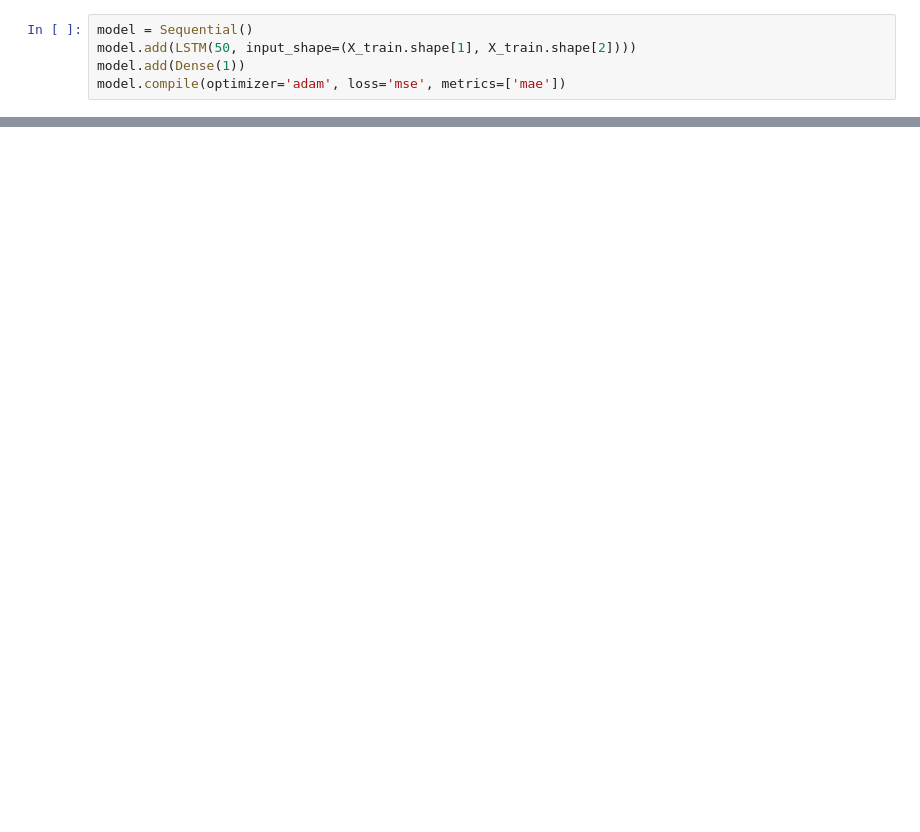
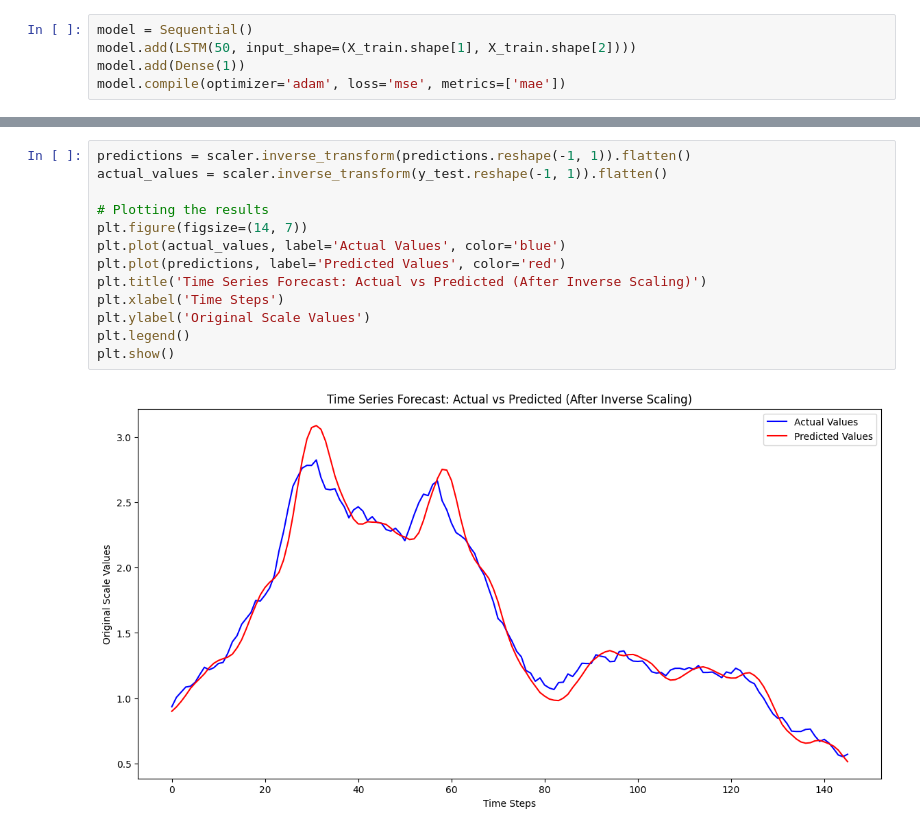
Before and after one commit to kalpicc/covid19, a Jupyter notebook: RNN_Model.ipynb, the cells around one changed output, grey strips where cells are left out. Saved outputs shown, nothing was run; the diff lists cells and outputs as text; blank space fills up the shorter version.

```diff
--- a/RNN_Model.ipynb
+++ b/RNN_Model.ipynb
@@ -207,0 +207,15 @@ plt.show()
+# %%
+predictions = scaler.inverse_transform(predictions.reshape(-1, 1)).flatten()
+actual_values = scaler.inverse_transform(y_test.reshape(-1, 1)).flatten()
+
+# Plotting the results
+plt.figure(figsize=(14, 7))
+plt.plot(actual_values, label='Actual Values', color='blue')
+plt.plot(predictions, label='Predicted Values', color='red')
+plt.title('Time Series Forecast: Actual vs Predicted (After Inverse Scaling)')
+plt.xlabel('Time Steps')
+plt.ylabel('Original Scale Values')
+plt.legend()
+plt.show()
+# %% [output]
+[figure, added]
```
Also changed, not shown: parts of 11 cells of this notebook, 1 other file.
